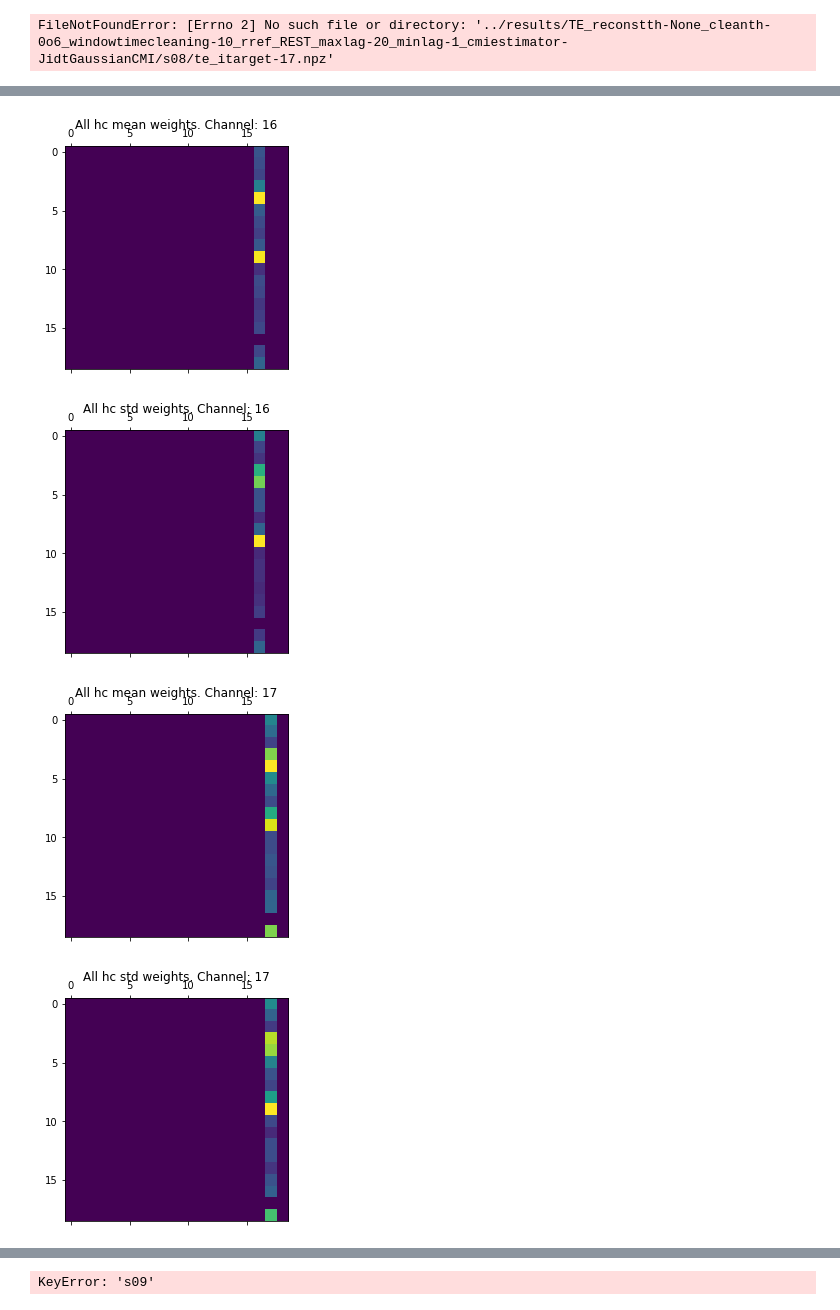
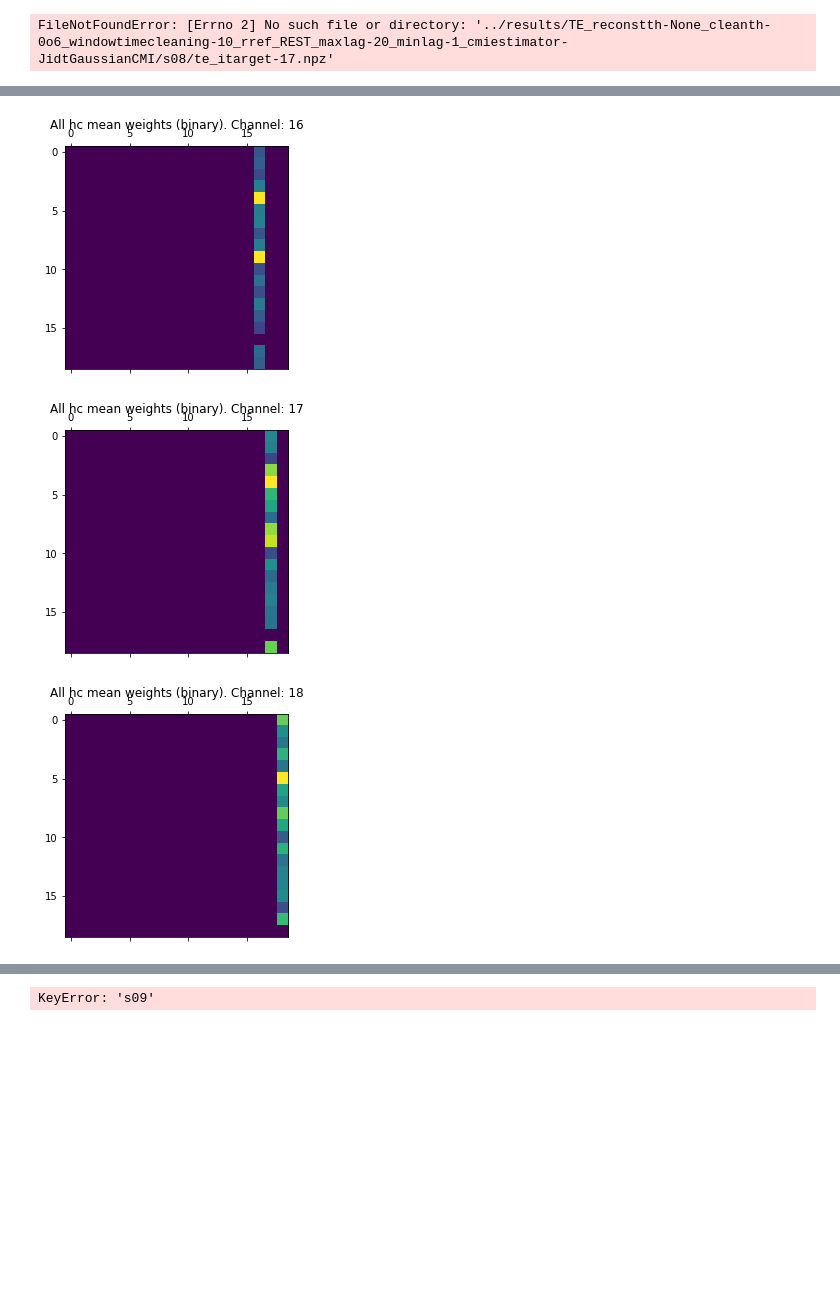
Before and after one commit to cjotade/dynamicinfo-eeg, a Jupyter notebook: src/plot_results_TE.ipynb, the cells around one changed output, grey strips where cells are left out. Cells and saved outputs as stored; diff of their text form; code cells hidden in the pictures; blank space fills up the shorter version.

Commit message:
fix mean weight matrix calculation

```diff
--- a/src/plot_results_TE.ipynb
+++ b/src/plot_results_TE.ipynb
@@ -199,35 +199,37 @@ Loading: s08.edf, target: 16
 Loading: s08.edf, target: 17
 FileNotFoundError: [Errno 2] No such file or directory: '../results/TE_reconstth-None_cleanth-0o6_windowtimecleaning-10_rref_REST_maxlag-20_minlag-1_cmiestimator-JidtGaussianCMI/s08/te_itarget-17.npz'
 # %%
-def matrix_weights_stats(all_matrix, plot = False):
+def matrix_weights_stats(all_matrix, weights = 'binary', plot_mean = False, plot_std = False):
     '''
     return: mean and std weight matrix
-    all_matrix should be like: rec_ch['subject']['channel']'''
-    matrix = np.array([net.get_adjacency_matrix("max_te_lag", fdr=False)._weight_matrix for net in all_matrix])
-    edges = np.array([net.get_adjacency_matrix("max_te_lag", fdr=False).get_edge_list() for net in all_matrix])
+    all_matrix should be like: rec_ch['subject']['channel']
+    weights (str) could be 'binary', 'max_te_lag', 'max_p_lag', 'vars_count' '''
+    matrix = np.array([net.get_adjacency_matrix(weights, fdr=False)._weight_matrix for net in all_matrix])
+    edges = np.array([net.get_adjacency_matrix(weights, fdr=False).get_edge_list() for net in all_matrix])
     matrix_mean = matrix.mean(axis = 0)
     matrix_std = matrix.std(axis = 0)
-    if plot == True:
+    if plot_mean == True:
         plt.matshow(matrix_mean)
-        plt.title('Mean weights')
+        plt.title(f'Mean weights ({weights})')
+    if plot_std == True:
         plt.matshow(matrix_std)
-        plt.title('Std weights')
+        plt.title(f'Std weights ({weights})')
     return matrix_mean, matrix_std, edges
 
-def final_matrix(sub, channel, plot_mean = False, plot_std = False):
+def final_matrix(sub, channel, weights = 'binary', plot_mean = False, plot_std = False):
     '''
     Given a channel number return (meana and std) weight matrix for all HC or HZ subjects'''
     if sub == 'hc':
         sub_filename = hc_filenames
     else:
         sub_filename = sz_filenames
-    all_matrix = np.array([matrix_weights_stats(res_ch[sub[0:3]][f'{channel}'])[0] for sub in sub_filename])
+    all_matrix = np.array([matrix_weights_stats(res_ch[sub[0:3]][f'{channel}'], weights = weights)[0] for sub in sub_filename])
     all_matrix_mean = all_matrix.mean(axis = 0)
     all_matrix_std = all_matrix.std(axis = 0)
     if plot_mean == True:
         plt.matshow(all_matrix_mean)
-        plt.title(f'All {sub} mean weights. Channel: {channel}')
+        plt.title(f'All {sub} mean weights ({weights}). Channel: {channel}')
     if plot_std == True:
         plt.matshow(all_matrix_std)
-        plt.title(f'All {sub} std weights. Channel: {channel}')
+        plt.title(f'All {sub} std weights ({weights}). Channel: {channel}')
     return all_matrix_mean, all_matrix_std
@@ -234,13 +244,10 @@ def final_matrix(sub, channel, plot_mean = False, plot_std = False):
 # %%
-#mm, ms, e= matrix_weights_stats(res_ch['h01']['16'], True)
-#print(mm.shape)
 # HC all channels
 channels = [16, 17, 18]
 sub = 'hc'
 for ch  in channels:
-    _ = final_matrix(sub = sub, channel = ch, plot_mean = True, plot_std = True)
+    _ = final_matrix(sub = sub, channel = ch, plot_mean = True, plot_std = False)
 # %% [output]
-[figure, old version]
+[figure, new version]
-[figure, old version]
+[figure, new version]
-[figure, old version]
+[figure, new version]
-[figure, removed]
```
Also changed, not shown: parts of 3 cells of this notebook.
